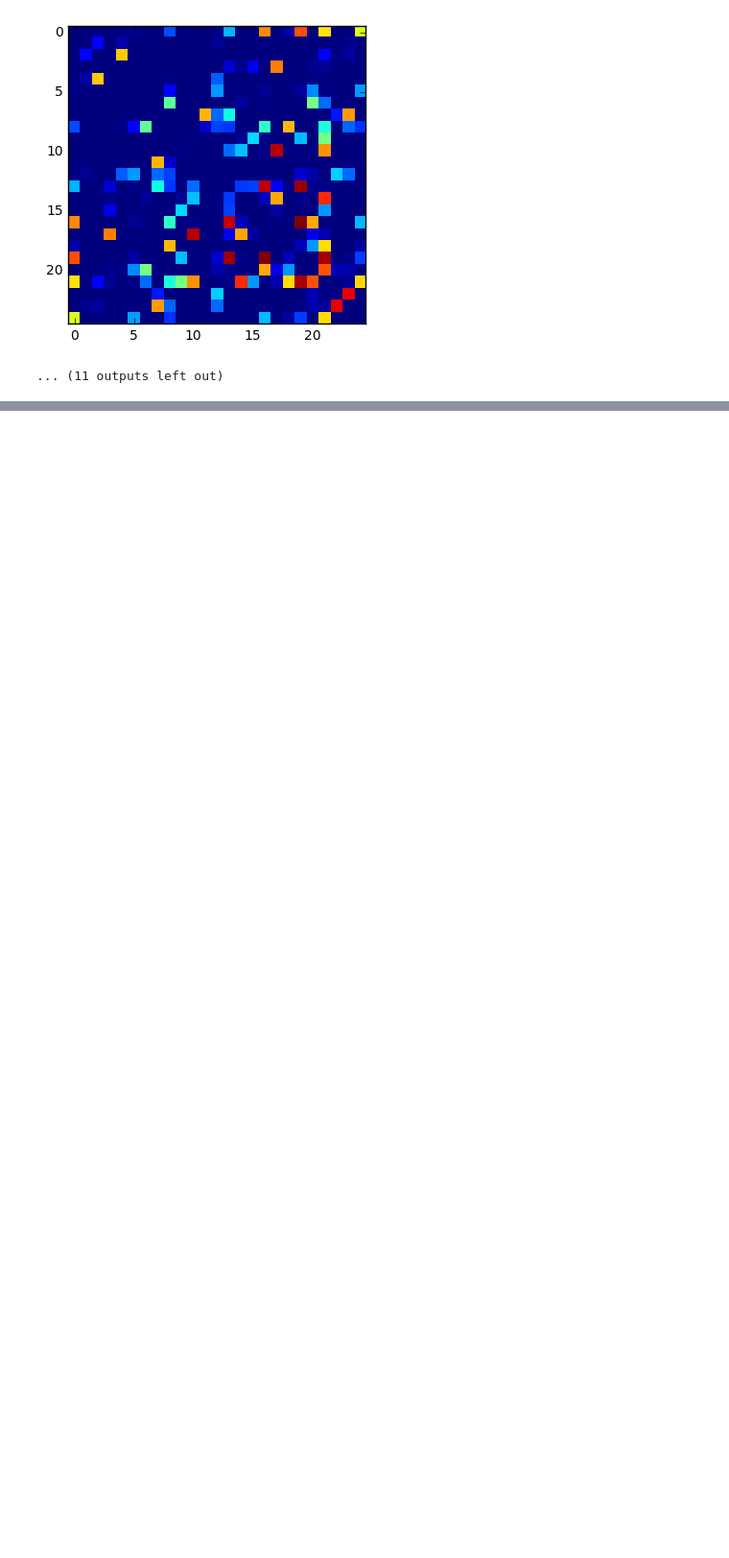
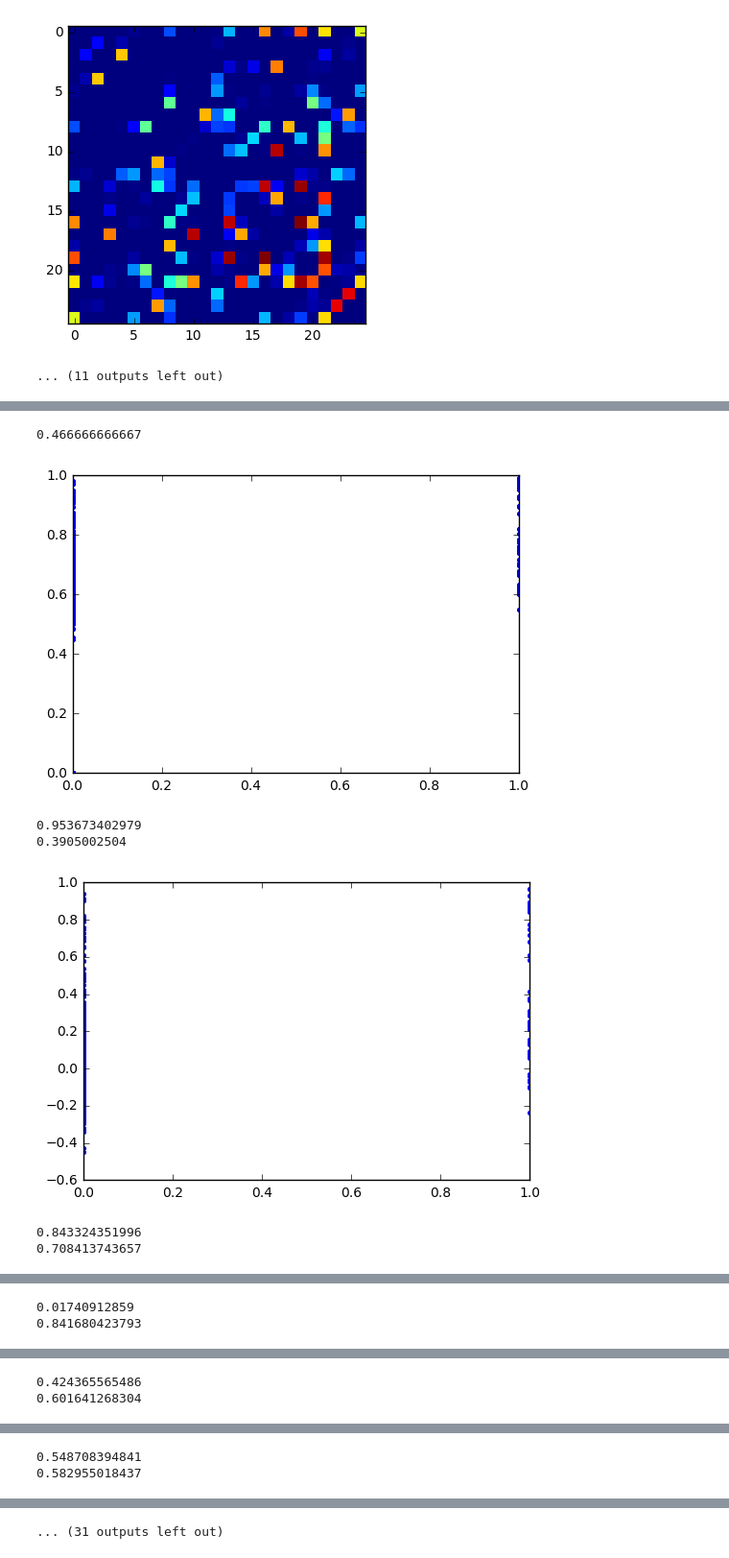
Before and after one commit to tester1456/NetworkModels, a Jupyter notebook: Graph Measures.ipynb, the cells around one changed output, grey strips where cells are left out. Shown at 96% size. Saved outputs shown, nothing was run; the diff lists cells and outputs as text; code cells hidden in the pictures; blank space fills up the shorter version.

```diff
--- a/Graph Measures.ipynb
+++ b/Graph Measures.ipynb
@@ -211,0 +303,24 @@ with open('measure_normal' , 'rb') as pickle_data:
+# %%
+n_data = []
+with open('adj_data' , 'rb') as pickle_data:
+    adj = np.array(pickle.load(pickle_data))[0]
+    n_data.append(gm.distance(adj,create_random_matrix(25,.5)))
+    print(sim_data[0])
+    plt.figure()
+    for mat in adj_data[1]:
+        plt.plot(adj.flatten(),mat.flatten(),'.')
+        plt.show()
+        thr = mm.gen_threshold(adj,mat)
+        print(thr)
+        arr = mm.thresh_array(mat,thr)
+        print(gm.distance(adj,mat))
+        n_data.append(gm.distance(adj,mat))
+        plt.show()
+# %% [output]
+0.466666666667
+[figure, added]
+0.953673402979
+0.3905002504
+[figure, added]
+0.843324351996
+0.708413743657
@@ -211,0 +328,2 @@ with open('measure_normal' , 'rb') as pickle_data:
+0.01740912859
+0.841680423793
@@ -211,0 +331,2 @@ with open('measure_normal' , 'rb') as pickle_data:
+0.424365565486
+0.601641268304
@@ -211,0 +334,2 @@ with open('measure_normal' , 'rb') as pickle_data:
+0.548708394841
+0.582955018437
@@ -211,0 +337 @@ with open('measure_normal' , 'rb') as pickle_data:
+... (31 outputs left out)
```
Also changed, not shown: parts of 19 cells of this notebook, 6 other files.
